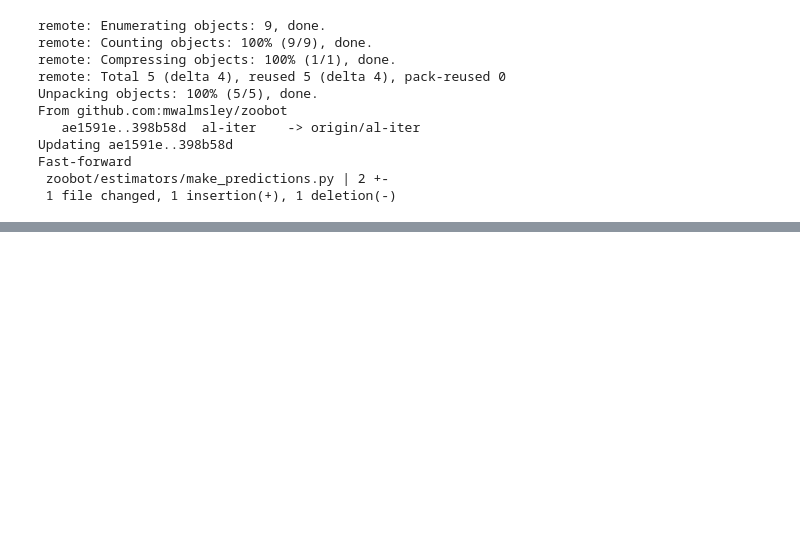
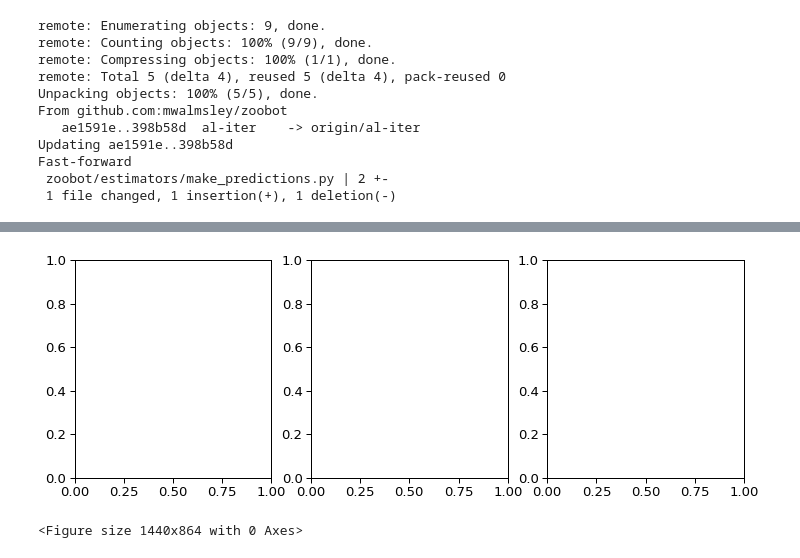
Before and after one commit to colinleach/zoobot, a Jupyter notebook: aas_uncertainty.ipynb, the cells around one changed output, grey strips where cells are left out. Saved outputs shown, nothing was run; the diff lists cells and outputs as text; code cells hidden in the pictures; blank space fills up the shorter version.

```diff
--- a/aas_uncertainty.ipynb
+++ b/aas_uncertainty.ipynb
@@ -170 +179,5 @@ sim_model.compare_binomial_and_abs_error(save_dir)
 sim_model.show_acquisition_vs_label(save_dir)
+# %%
+fig, row = plt.subplots(ncols=3, figsize=(12, 4))
+# %% [output]
+[figure, added]
@@ -170,0 +186,6 @@ sim_model.show_acquisition_vs_label(save_dir)
+# %%
+import matplotlib.gridspec as gridspec
+fig = plt.figure(constrained_layout=True, figsize=(20, 12))
+gs = gridspec.GridSpec(6, 5, figure=fig)
+# %% [output]
+<Figure size 1440x864 with 0 Axes>
```
Also changed, not shown: parts of 62 cells of this notebook, 6 other files.
